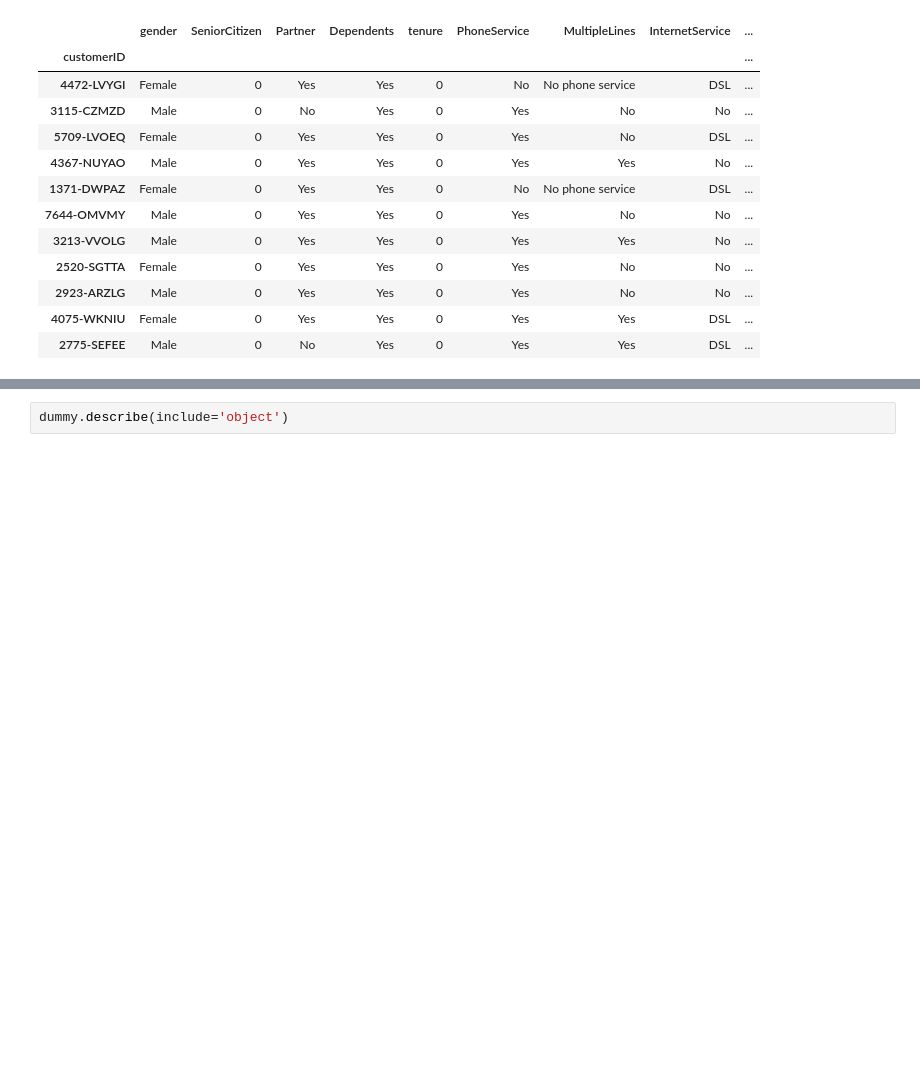
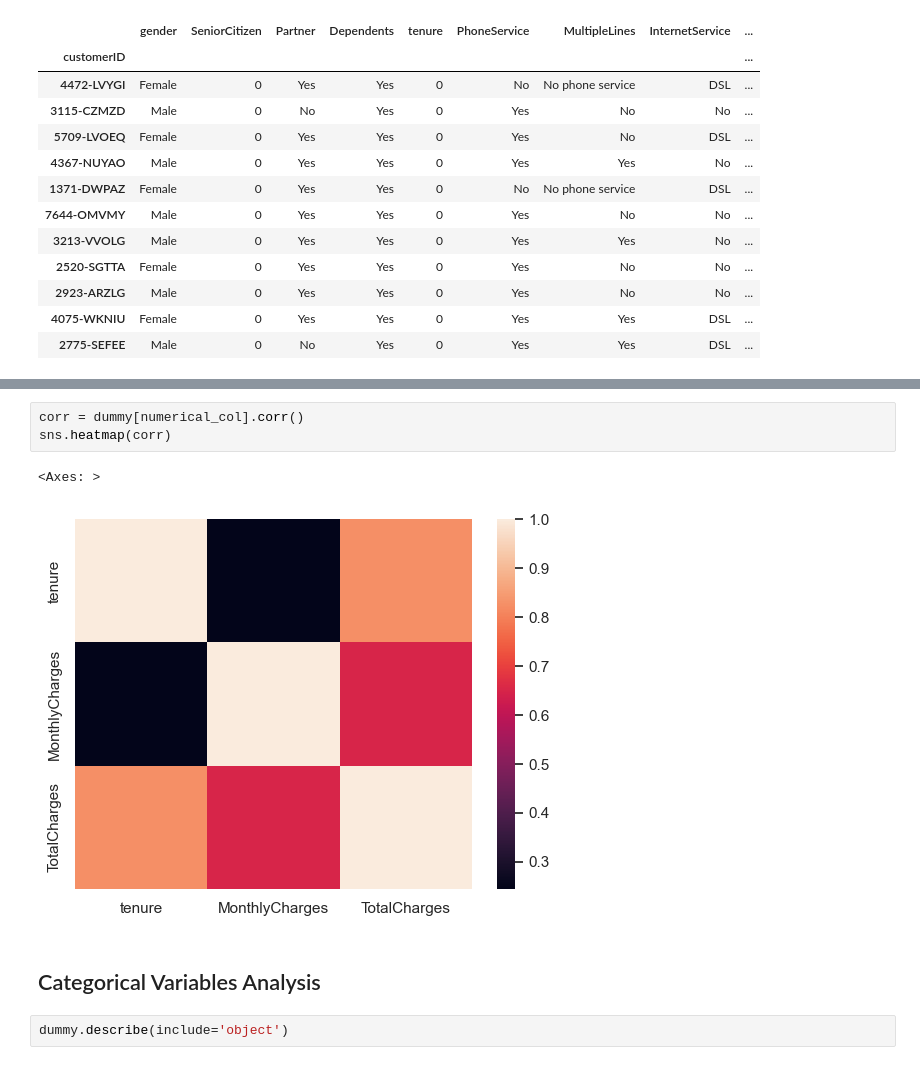
Before and after one commit to ElOuarary/Customer_Churn_Prediction, a Jupyter notebook: notebooks/exploratory_data_analysis.ipynb, the cells around one changed output, grey strips where cells are left out. Saved outputs shown, nothing was run; the diff lists cells and outputs as text; blank space fills up the shorter version.

```diff
--- a/notebooks/exploratory_data_analysis.ipynb
+++ b/notebooks/exploratory_data_analysis.ipynb
@@ -170,3 +218,11 @@ dummy.describe()
+# %%
+corr = dummy[numerical_col].corr()
+sns.heatmap(corr)
+# %% [output]
+<Axes: >
+[figure, added]
+# %% [markdown]
+## Categorical Variables Analysis
 # %%
 dummy.describe(include='object')
 # %% [output]
```
Also changed, not shown: parts of 14 cells of this notebook, 1 other file.
